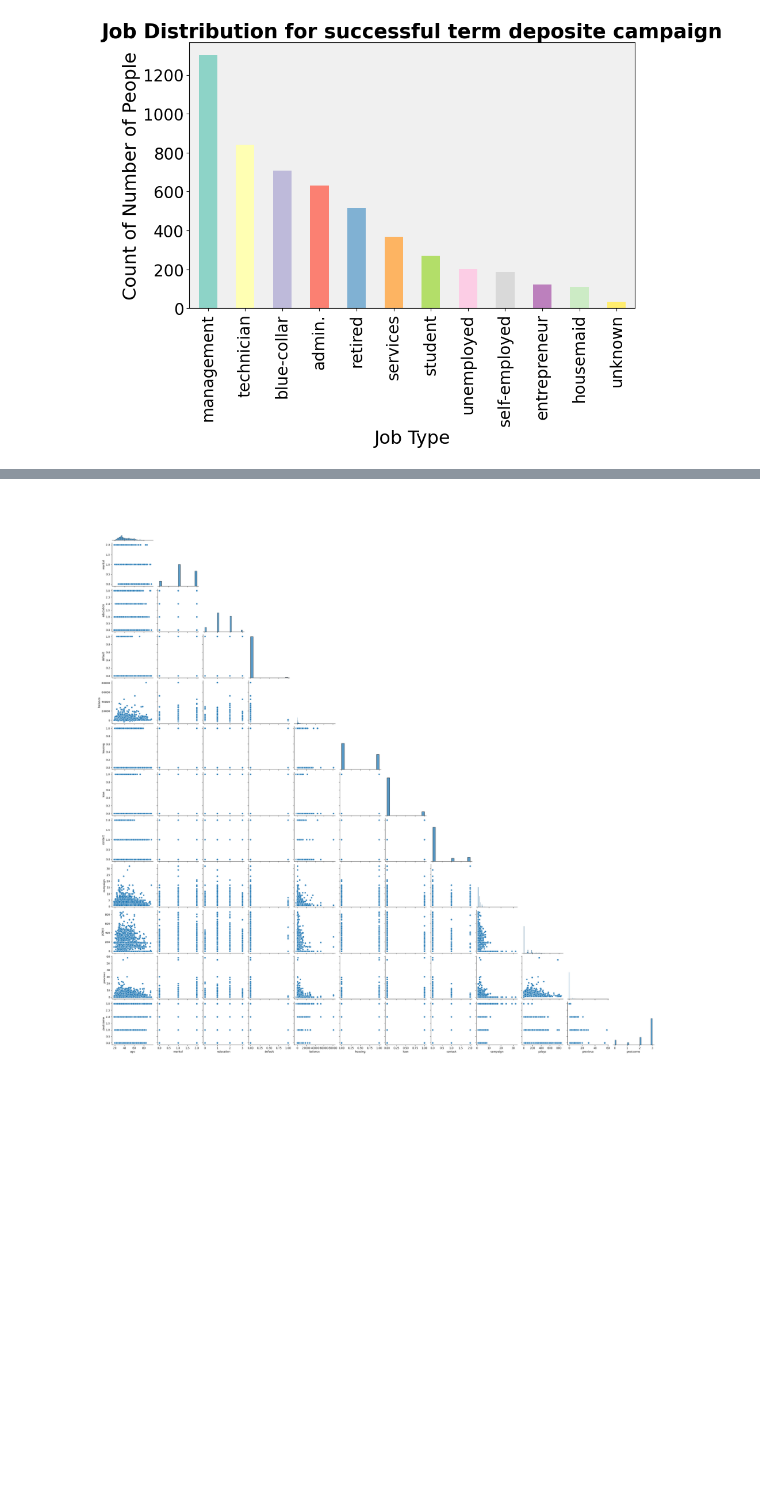
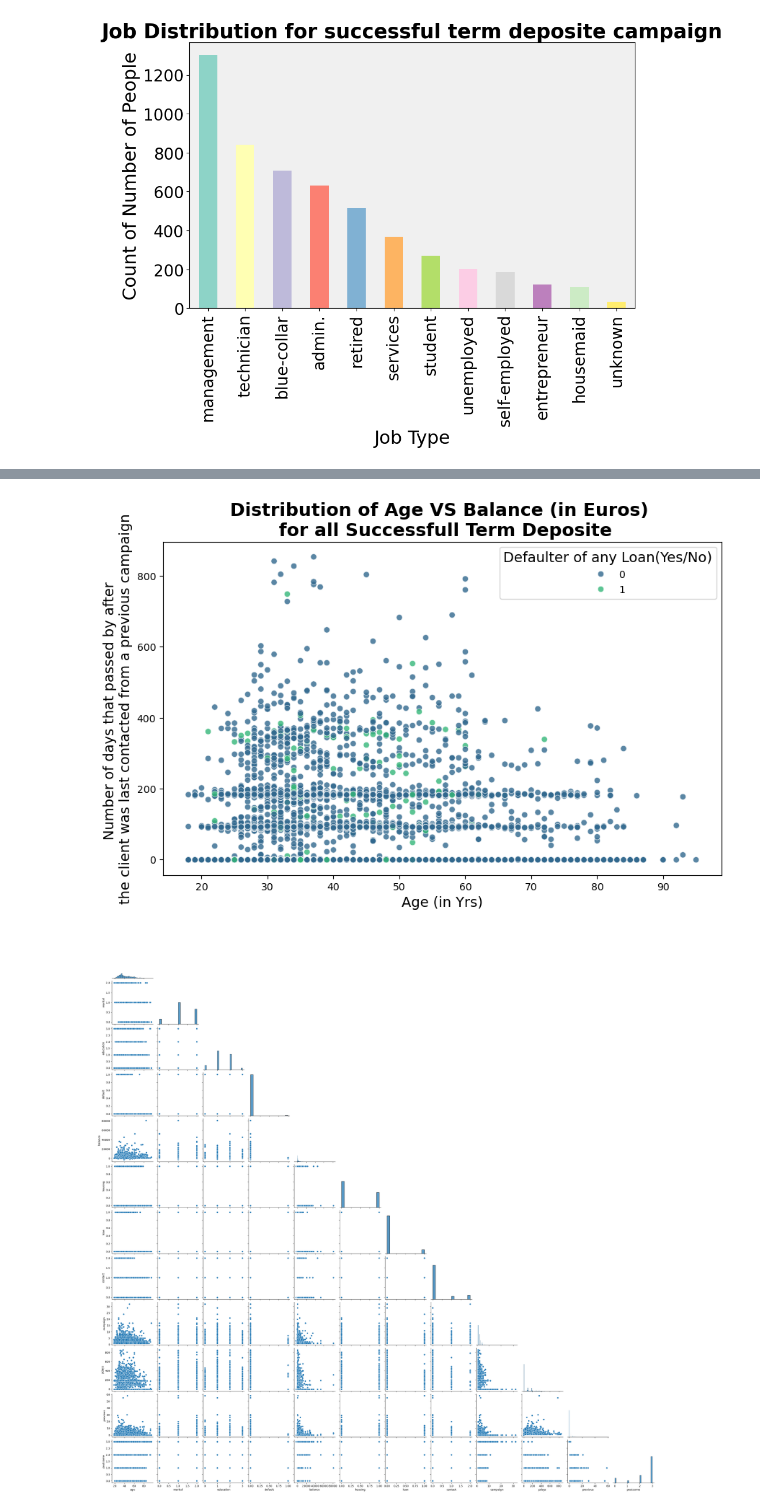
Before and after one commit to Foxtrot123-png/Applied-Data-Science-1--Clustering-and-Fitting-, a Jupyter notebook: Clustering_and_fitting.ipynb, the cells around one changed output, grey strips where cells are left out. Drawn from its saved outputs; the diff is of its cells as text; code cells hidden in the pictures; blank space fills up the shorter version.

```diff
--- a/Clustering_and_fitting.ipynb
+++ b/Clustering_and_fitting.ipynb
@@ -324 +368,5 @@ plot_scatterplot('age' , 'contact' , 'Age (in Yrs)' , 'Contact Mode (For Success
+# %%
+plot_scatterplot('age' , 'pdays' , 'Age (in Yrs)' , 'Number of days that passed by after \nthe client was last contacted from a previous campaign' , 'loan' , 'viridis' , 0.8 , 'Defaulter of any Loan(Yes/No)' , 'upper right' , 'Distribution of Age VS Balance (in Euros) \n for all Successfull Term Deposite' , fontsize = 10)
+# %% [output]
+[figure, added]
 # %%
```
Also changed, not shown: parts of 15 cells of this notebook, 2 other files.
